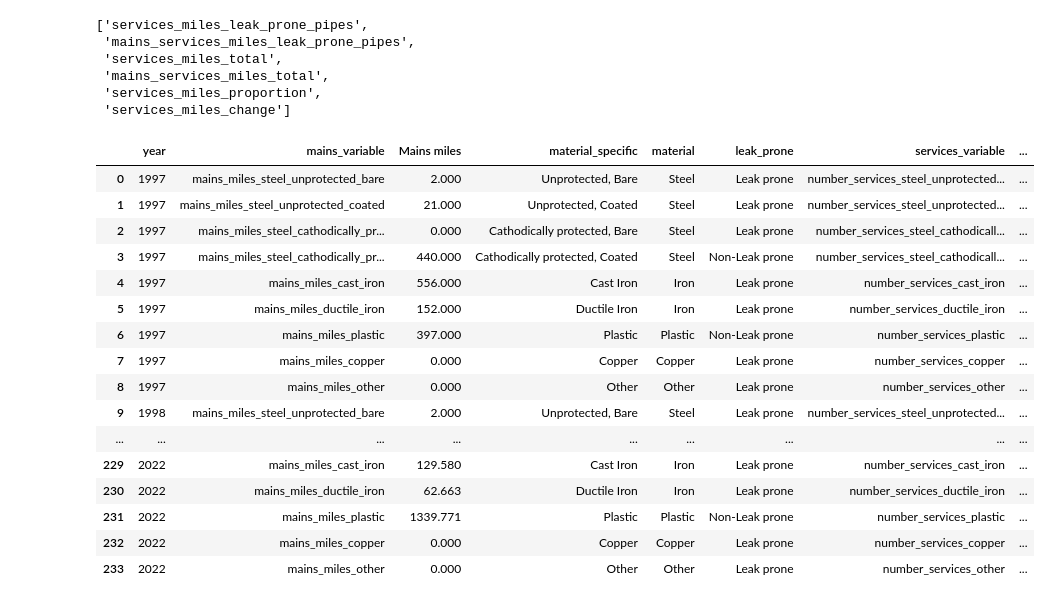
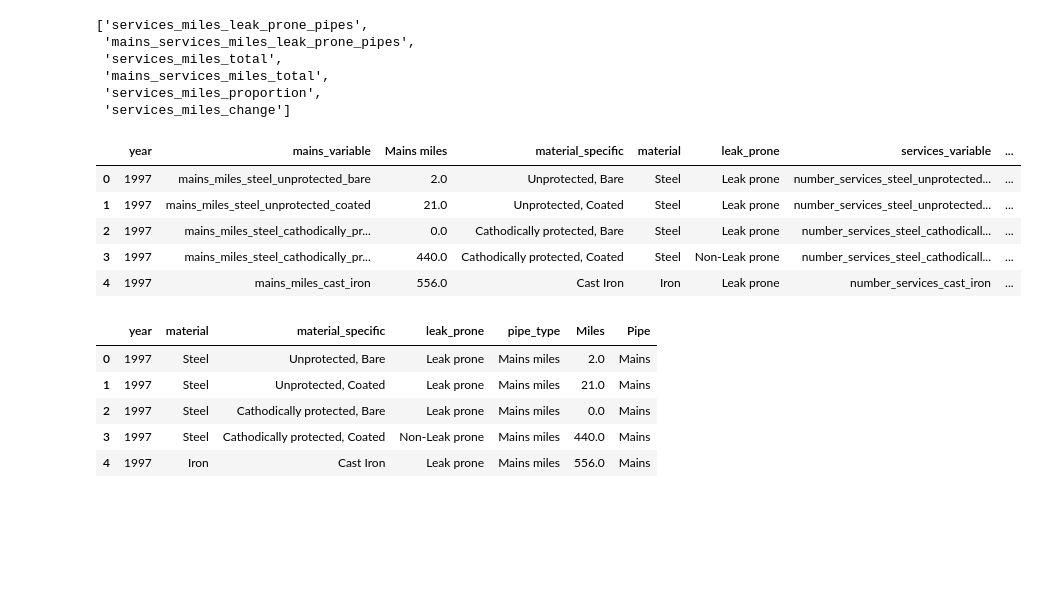
Before and after one commit to electrify-RVA/electrify-rva.github.io, a Jupyter notebook: data-analysis/pipelines.ipynb, the cells around one changed output. Saved outputs shown, nothing was run; the diff lists cells and outputs as text; code cells hidden in the pictures; blank space fills up the shorter version.

Commit message:
Mains + services together

```diff
--- a/data-analysis/pipelines.ipynb
+++ b/data-analysis/pipelines.ipynb
@@ -462,50 +462,39 @@ materials = pd.DataFrame(
 # %%
 mains_melted = eia_phmsa[
     ["year", *materials['mains_variable'].to_list()]
 ].melt(
     id_vars="year",
     var_name="mains_variable", value_name="Mains miles"
 ).merge(
     materials, on=['mains_variable']
 ).drop('services_variable', axis=1)
 
 services_melted = eia_phmsa[
     ["year", *materials['services_variable'].to_list()]
 ].melt(
     id_vars="year",
     var_name="services_variable", value_name="Number of services"
 ).merge(
     materials, on=['services_variable']
 ).drop('mains_variable', axis=1)
 
 melted = mains_melted.merge(
     services_melted, on=['year', 'material_specific', 'material', 'leak_prone']
 ).merge(
     eia_phmsa[['year', 'average_service_length']]
 )
 
 # Convert length in feet to miles
 melted['Services miles'] = (melted['average_service_length'] / 5280) * melted['Number of services']
 
-melted
+melted.head()
 # %% [output]
 |  | year | mains_variable | Mains miles | material_specific | material | leak_prone | services_variable | ... |
-| 0 | 1997 | mains_miles_steel_unprotected_bare | 2.000 | Unprotected, Bare | Steel | Leak prone | number_services_steel_unprotected... | ... |
-| 1 | 1997 | mains_miles_steel_unprotected_coated | 21.000 | Unprotected, Coated | Steel | Leak prone | number_services_steel_unprotected... | ... |
-| 2 | 1997 | mains_miles_steel_cathodically_pr... | 0.000 | Cathodically protected, Bare | Steel | Leak prone | number_services_steel_cathodicall... | ... |
-| 3 | 1997 | mains_miles_steel_cathodically_pr... | 440.000 | Cathodically protected, Coated | Steel | Non-Leak prone | number_services_steel_cathodicall... | ... |
-| 4 | 1997 | mains_miles_cast_iron | 556.000 | Cast Iron | Iron | Leak prone | number_services_cast_iron | ... |
-| 5 | 1997 | mains_miles_ductile_iron | 152.000 | Ductile Iron | Iron | Leak prone | number_services_ductile_iron | ... |
-| 6 | 1997 | mains_miles_plastic | 397.000 | Plastic | Plastic | Non-Leak prone | number_services_plastic | ... |
-| 7 | 1997 | mains_miles_copper | 0.000 | Copper | Copper | Leak prone | number_services_copper | ... |
-| 8 | 1997 | mains_miles_other | 0.000 | Other | Other | Leak prone | number_services_other | ... |
-| 9 | 1998 | mains_miles_steel_unprotected_bare | 2.000 | Unprotected, Bare | Steel | Leak prone | number_services_steel_unprotected... | ... |
-| ... | ... | ... | ... | ... | ... | ... | ... | ... |
-| 229 | 2022 | mains_miles_cast_iron | 129.580 | Cast Iron | Iron | Leak prone | number_services_cast_iron | ... |
-| 230 | 2022 | mains_miles_ductile_iron | 62.663 | Ductile Iron | Iron | Leak prone | number_services_ductile_iron | ... |
-| 231 | 2022 | mains_miles_plastic | 1339.771 | Plastic | Plastic | Non-Leak prone | number_services_plastic | ... |
-| 232 | 2022 | mains_miles_copper | 0.000 | Copper | Copper | Leak prone | number_services_copper | ... |
-| 233 | 2022 | mains_miles_other | 0.000 | Other | Other | Leak prone | number_services_other | ... |
+| 0 | 1997 | mains_miles_steel_unprotected_bare | 2.0 | Unprotected, Bare | Steel | Leak prone | number_services_steel_unprotected... | ... |
+| 1 | 1997 | mains_miles_steel_unprotected_coated | 21.0 | Unprotected, Coated | Steel | Leak prone | number_services_steel_unprotected... | ... |
+| 2 | 1997 | mains_miles_steel_cathodically_pr... | 0.0 | Cathodically protected, Bare | Steel | Leak prone | number_services_steel_cathodicall... | ... |
+| 3 | 1997 | mains_miles_steel_cathodically_pr... | 440.0 | Cathodically protected, Coated | Steel | Non-Leak prone | number_services_steel_cathodicall... | ... |
+| 4 | 1997 | mains_miles_cast_iron | 556.0 | Cast Iron | Iron | Leak prone | number_services_cast_iron | ... |
 # %%
 fig = px.area(
     melted, x="year", y="Mains miles", title="Mains miles by material", color="material", line_group='material_specific',
@@ -582,3 +571,20 @@ fig.add_annotation(
 
 fig.show()
 fig.write_html("../docs/_includes/charts/material_leakprone_services_miles.html", include_plotlyjs="cdn")
+# %%
+melted_all = melted.melt(
+    id_vars=['year', 'material', 'material_specific', 'leak_prone'],
+    value_vars=['Mains miles', 'Services miles'],
+    var_name='pipe_type', value_name='Miles',
+)
+
+melted_all['Pipe'] = melted_all['pipe_type'].str.split(" ").str.get(0)
+
+melted_all.head()
+# %% [output]
+|  | year | material | material_specific | leak_prone | pipe_type | Miles | Pipe |
+| 0 | 1997 | Steel | Unprotected, Bare | Leak prone | Mains miles | 2.0 | Mains |
+| 1 | 1997 | Steel | Unprotected, Coated | Leak prone | Mains miles | 21.0 | Mains |
+| 2 | 1997 | Steel | Cathodically protected, Bare | Leak prone | Mains miles | 0.0 | Mains |
+| 3 | 1997 | Steel | Cathodically protected, Coated | Non-Leak prone | Mains miles | 440.0 | Mains |
+| 4 | 1997 | Iron | Cast Iron | Leak prone | Mains miles | 556.0 | Mains |
```
Also changed, not shown: parts of 2 cells of this notebook, 19 other files.
